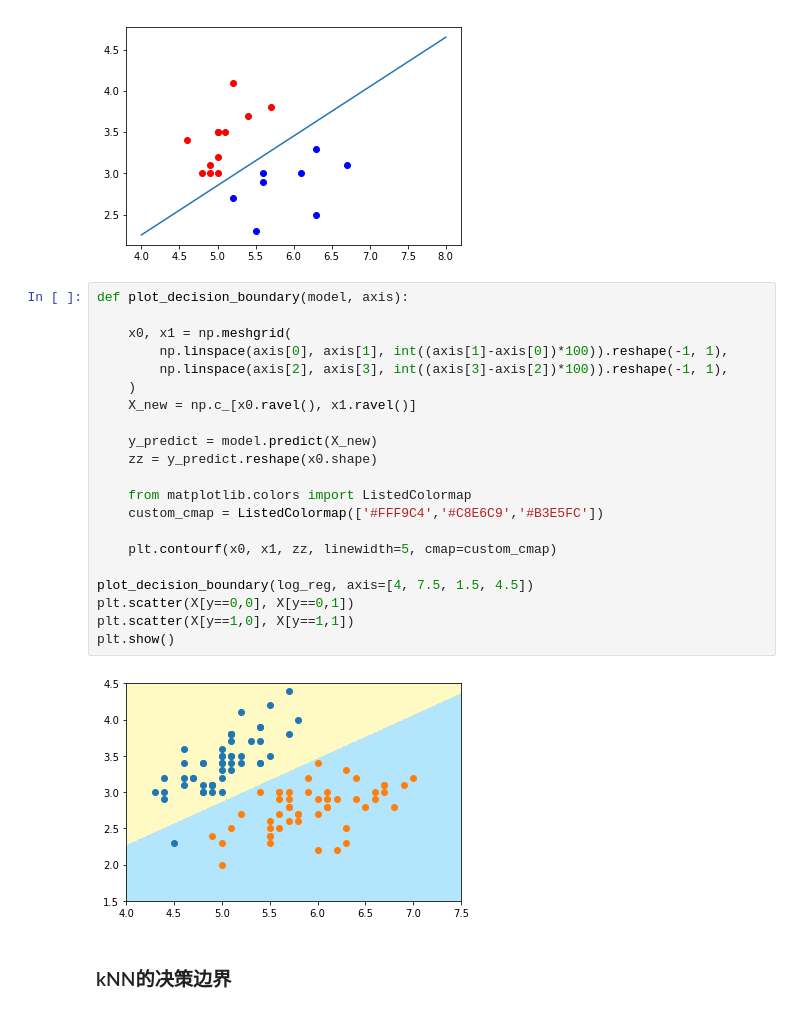
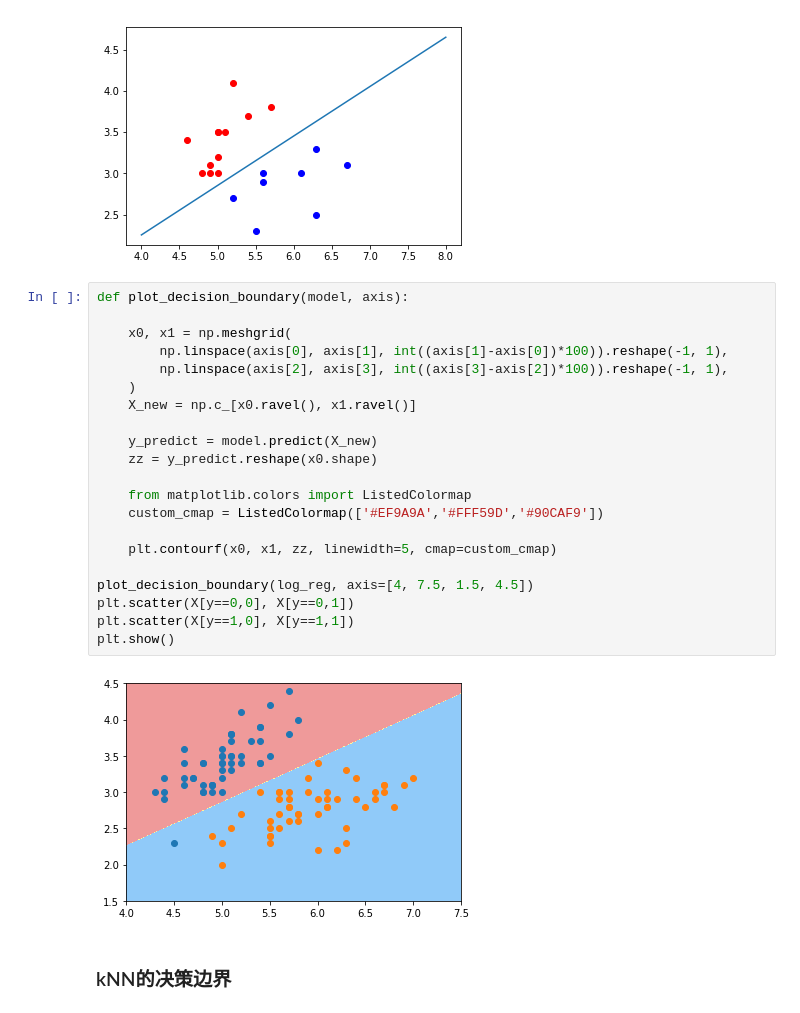
Before and after one commit to liuyubobobo/Play-with-Machine-Learning-Algorithms, a Jupyter notebook: 09-Logistic-Regression/05-Decision-Boundary/05-Decision-Boundary.ipynb, the cells around one changed output. Saved outputs shown, nothing was run; the diff lists cells and outputs as text.

```diff
--- a/09-Logistic-Regression/05-Decision-Boundary/05-Decision-Boundary.ipynb
+++ b/09-Logistic-Regression/05-Decision-Boundary/05-Decision-Boundary.ipynb
@@ -60,26 +60,26 @@ plt.show()
 # %%
 def plot_decision_boundary(model, axis):
 
     x0, x1 = np.meshgrid(
         np.linspace(axis[0], axis[1], int((axis[1]-axis[0])*100)).reshape(-1, 1),
         np.linspace(axis[2], axis[3], int((axis[3]-axis[2])*100)).reshape(-1, 1),
     )
     X_new = np.c_[x0.ravel(), x1.ravel()]
 
     y_predict = model.predict(X_new)
     zz = y_predict.reshape(x0.shape)
 
     from matplotlib.colors import ListedColormap
-    custom_cmap = ListedColormap(['#FFF9C4','#C8E6C9','#B3E5FC'])
+    custom_cmap = ListedColormap(['#EF9A9A','#FFF59D','#90CAF9'])
 
     plt.contourf(x0, x1, zz, linewidth=5, cmap=custom_cmap)
 
 plot_decision_boundary(log_reg, axis=[4, 7.5, 1.5, 4.5])
 plt.scatter(X[y==0,0], X[y==0,1])
 plt.scatter(X[y==1,0], X[y==1,1])
 plt.show()
 # %% [output]
-[figure, old version]
+[figure, new version]
 # %% [markdown]
 ### kNN的决策边界
 # %%
```
Also changed, not shown: parts of 3 cells of this notebook, 11 other files.
